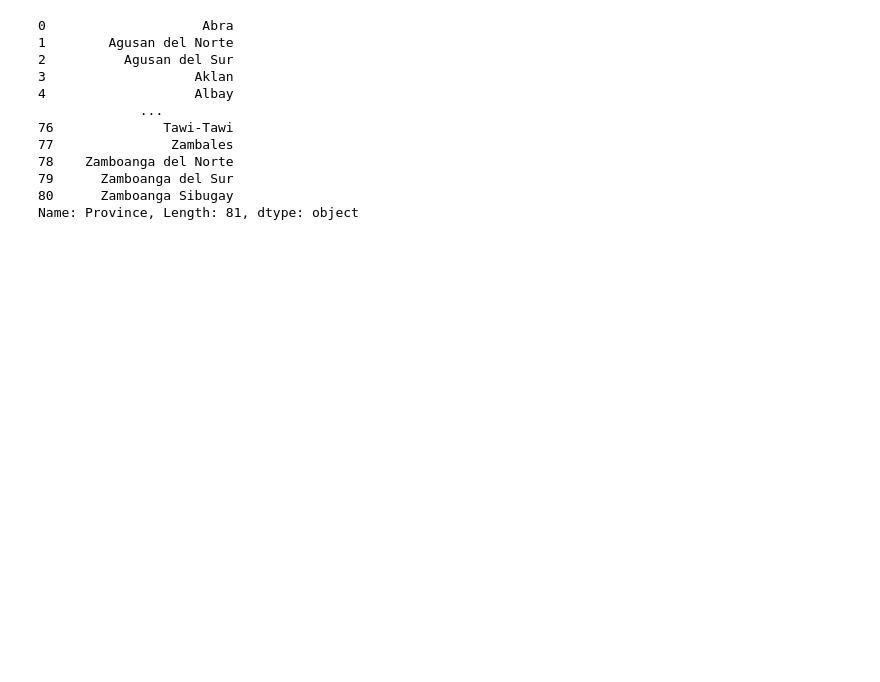
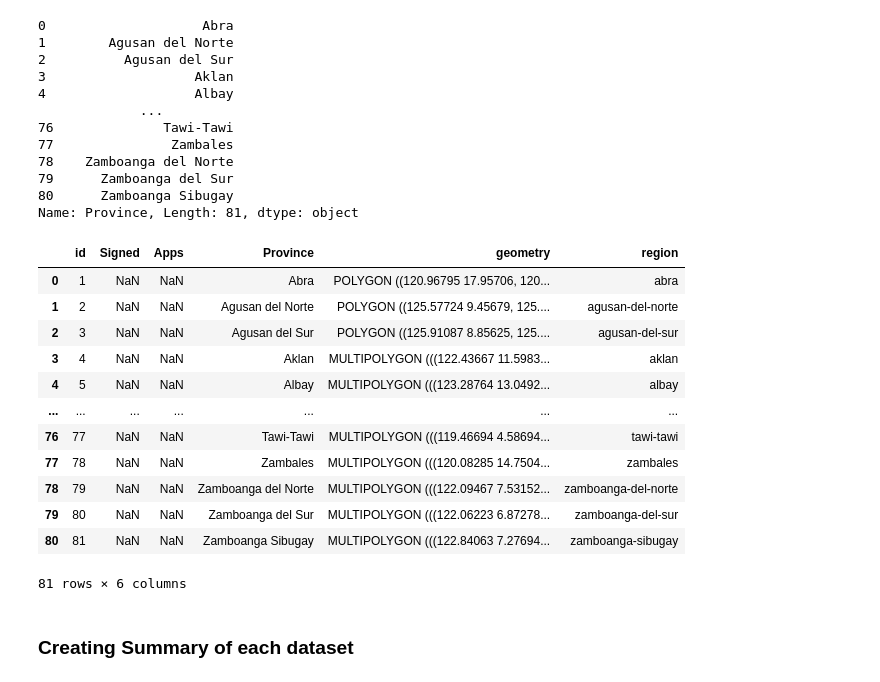
Before and after one commit to aronnicksnts/Ph-Real-Estate, a Jupyter notebook: dataVisualization.ipynb, the cells around one changed output. Cells and saved outputs as stored; diff of their text form; code cells hidden in the pictures; blank space fills up the shorter version.

```diff
--- a/dataVisualization.ipynb
+++ b/dataVisualization.ipynb
@@ -331,3 +333,23 @@ province['Province']
 79      Zamboanga del Sur
 80      Zamboanga Sibugay
 Name: Province, Length: 81, dtype: object
+# %%
+province['region'] = province['Province'].apply(lambda x: x.lower().replace(' ','-'))
+# %%
+province
+# %% [output]
+|  | id | Signed | Apps | Province | geometry | region |
+| 0 | 1 | NaN | NaN | Abra | POLYGON ((120.96795 17.95706, 120... | abra |
+| 1 | 2 | NaN | NaN | Agusan del Norte | POLYGON ((125.57724 9.45679, 125.... | agusan-del-norte |
+| 2 | 3 | NaN | NaN | Agusan del Sur | POLYGON ((125.91087 8.85625, 125.... | agusan-del-sur |
+| 3 | 4 | NaN | NaN | Aklan | MULTIPOLYGON (((122.43667 11.5983... | aklan |
+| 4 | 5 | NaN | NaN | Albay | MULTIPOLYGON (((123.28764 13.0492... | albay |
+| ... | ... | ... | ... | ... | ... | ... |
+| 76 | 77 | NaN | NaN | Tawi-Tawi | MULTIPOLYGON (((119.46694 4.58694... | tawi-tawi |
+| 77 | 78 | NaN | NaN | Zambales | MULTIPOLYGON (((120.08285 14.7504... | zambales |
+| 78 | 79 | NaN | NaN | Zamboanga del Norte | MULTIPOLYGON (((122.09467 7.53152... | zamboanga-del-norte |
+| 79 | 80 | NaN | NaN | Zamboanga del Sur | MULTIPOLYGON (((122.06223 6.87278... | zamboanga-del-sur |
+| 80 | 81 | NaN | NaN | Zamboanga Sibugay | MULTIPOLYGON (((122.84063 7.27694... | zamboanga-sibugay |
+81 rows × 6 columns
+# %% [markdown]
+### Creating Summary of each dataset
```
Also changed, not shown: parts of 9 cells of this notebook.
